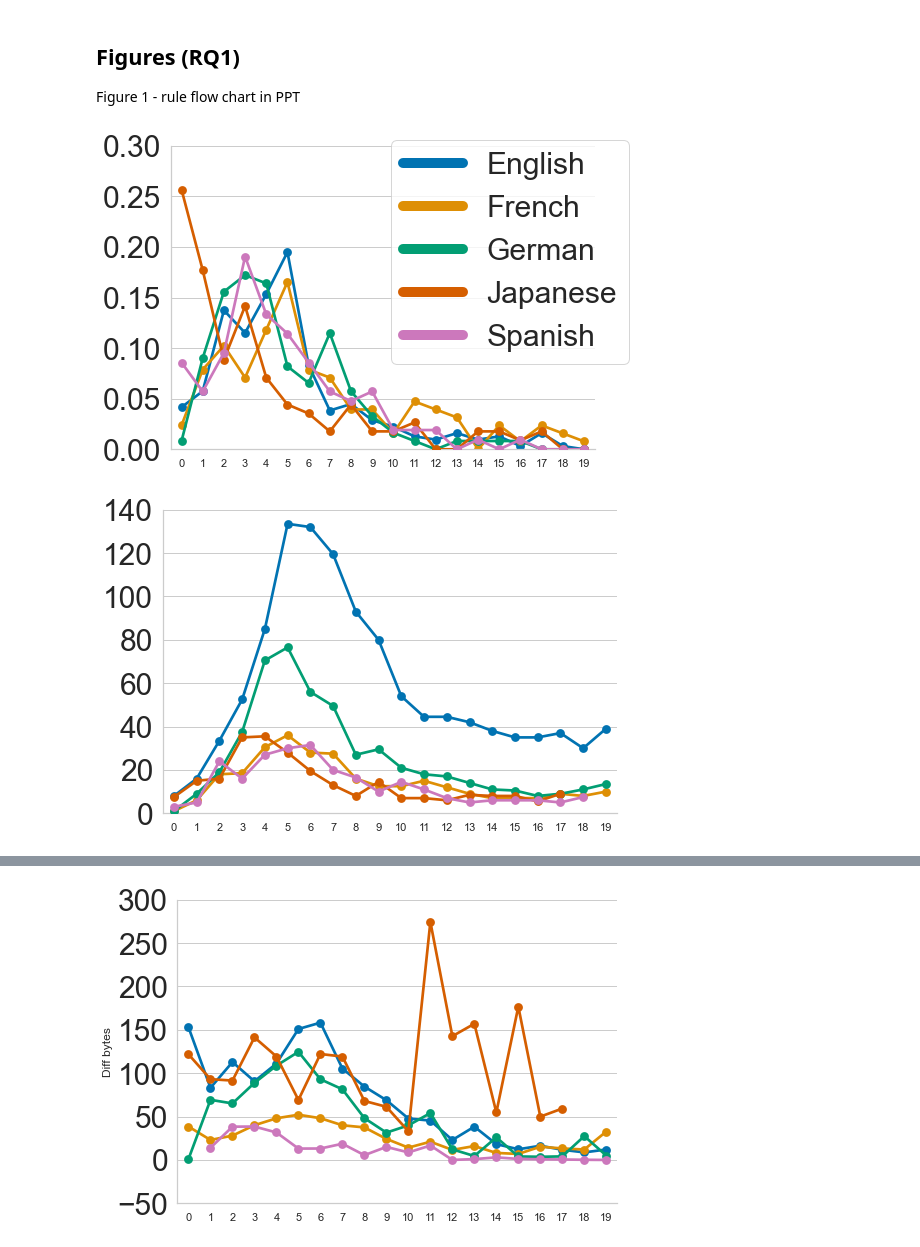
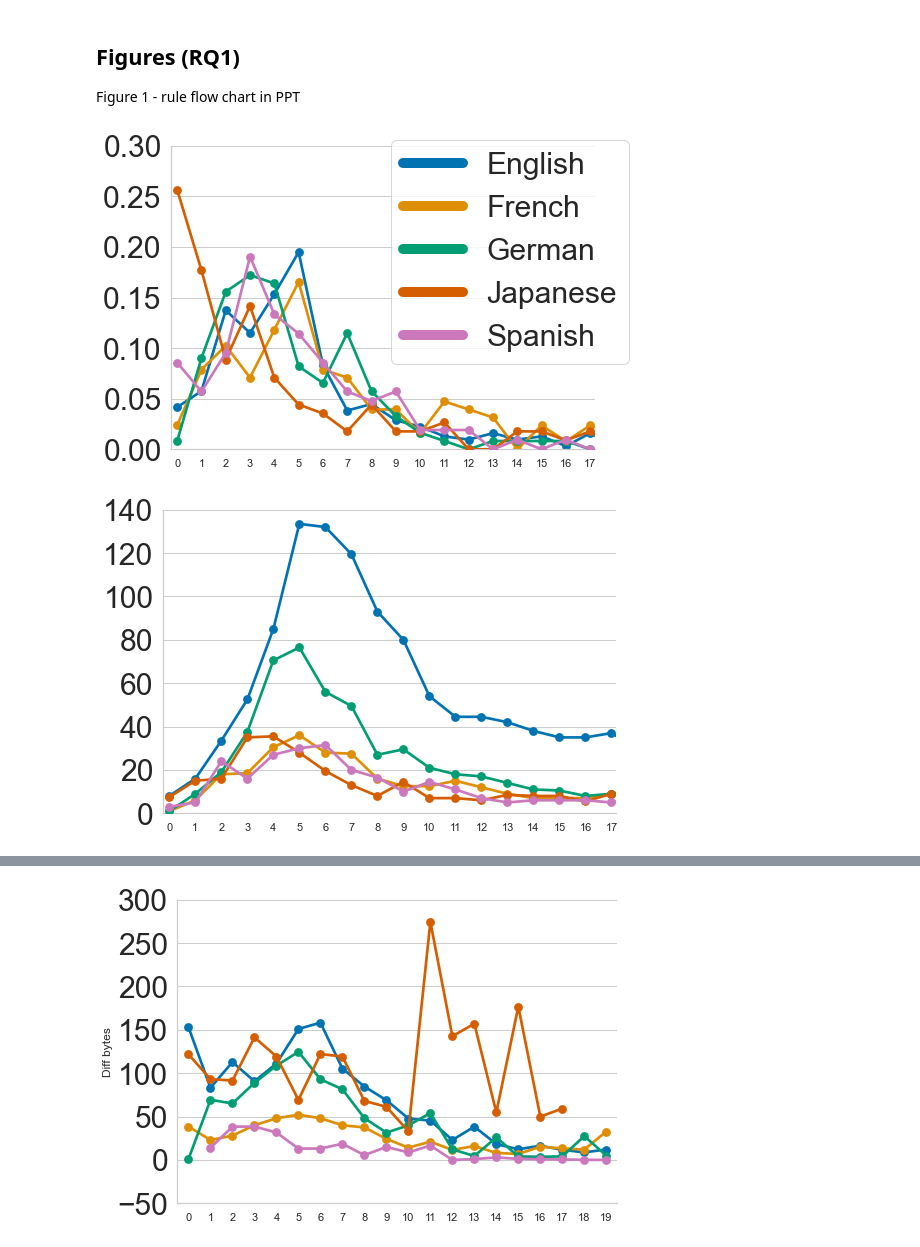
Before and after one commit to sohyeonhwang/wikipi, a Jupyter notebook: wikirules/rulerevision_analysis_202104.ipynb, the cells around one changed output, grey strips where cells are left out. Drawn from its saved outputs; the diff is of its cells as text; code cells hidden in the pictures.

```diff
--- a/wikirules/rulerevision_analysis_202104.ipynb
+++ b/wikirules/rulerevision_analysis_202104.ipynb
@@ -315,6 +330,7 @@ g.set_yticklabels(fontsize=30)
 g.axes[0][0].set_xlabel('')
 g.axes[0][0].set_ylabel('')
 g.axes[0][0].set_ylim((0,.3))
+g.axes[0][0].set_xlim((-.25,17.18))
 
 cb_palette = sb.color_palette('colorblind',n_colors=5)
 
@@ -328,36 +344,37 @@ legend_elements = [Line2D([0], [0], color=cb_palette[0], lw=10),
 plt.legend(legend_elements,_hue_order,loc='center',fontsize=30,bbox_to_anchor=(0.8,0.65))
 plt.tight_layout()
 
-g.savefig('./figs/202105_percent_rulescreated.png')
+g.savefig('./figs/202106_percent_rulescreated.png')
 # %% [output]
-[figure, old version]
+[figure, new version]
 # %%
 ## Figure 3 (b) - median rule-related revisions
 
 _dfs = []
 for i,(rev_df,name) in enumerate(zip(allrev_df_list,rev_df_names)): #TODO
     #print(name)
     _df = rev_df.groupby(['creation_year','parent_page_title','year_since_first']).agg({'revid':'count'}).rename(columns={"revid":"rev_count"})['rev_count']
     _df = _df.reset_index()
     _df['lang'] = name
     _dfs.append(_df)
 
 allrevs_year_df = pd.concat(_dfs)
 allrevs_year_df = allrevs_year_df.drop(columns='parent_page_title')
 
 # median count of all rule-related revisions (median by rule)
 g = sb.factorplot(x='year_since_first',y='rev_count',hue='lang',data=allrevs_year_df.groupby(['lang','year_since_first']).agg({"rev_count":"median"}).reset_index(),
                   legend=False,kind='point',hue_order=_hue_order,palette='colorblind',order=range(0,20),aspect=1.5)
 g.set_yticklabels(fontsize=30)
 g.axes[0][0].set_ylabel('') #Median number of revisions to rules
 g.axes[0][0].set_xlabel('')
 g.axes[0][0].set_ylim((0,140))
+g.axes[0][0].set_xlim((-.25,17.18))
 
 #plt.legend(loc='center',bbox_to_anchor=(0.5,-0.3),ncol=5)
 plt.tight_layout()
-g.savefig('./figs/202105_number_med_rulerelatedrevs.png')
+g.savefig('./figs/202106_number_med_rulerelatedrevs.png')
 # %% [output]
-[figure, old version]
+[figure, new version]
 # %%
 # for next figure, calculate activity by years
 activity_by_year_df_de = pd.DataFrame()
```
Also changed, not shown: parts of 22 cells of this notebook.
